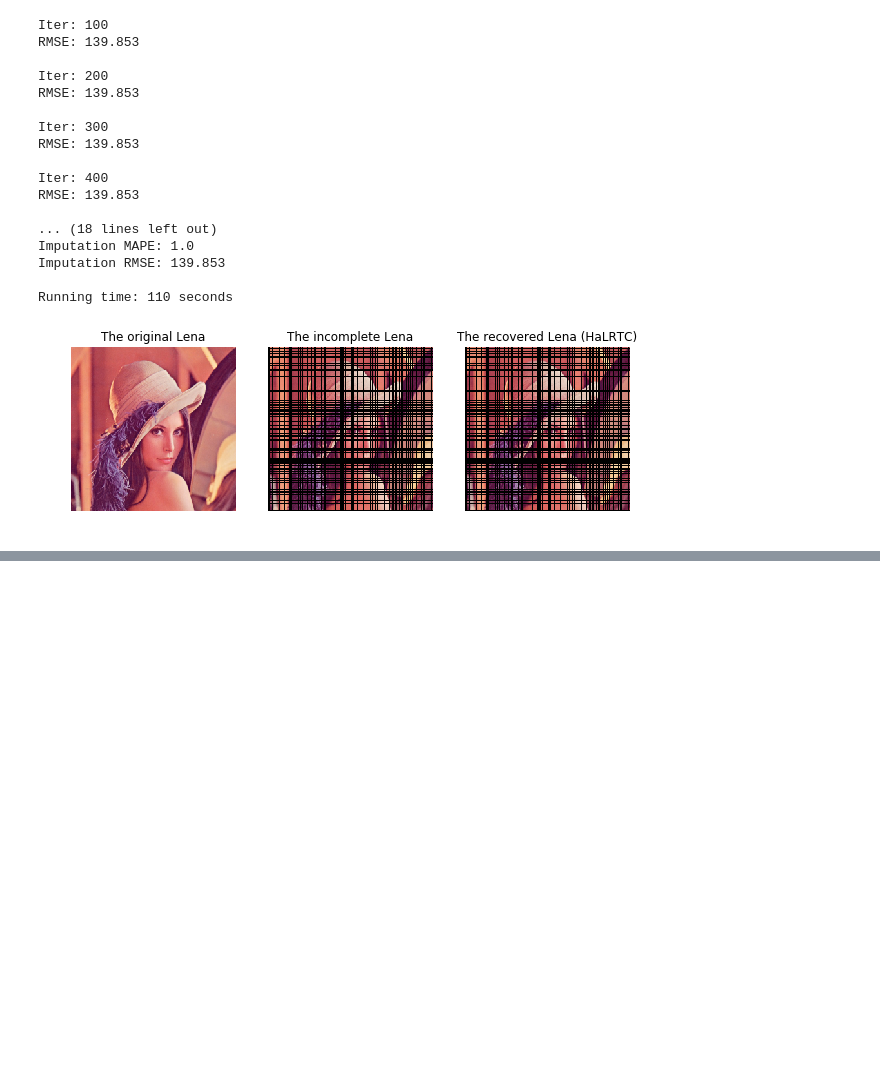
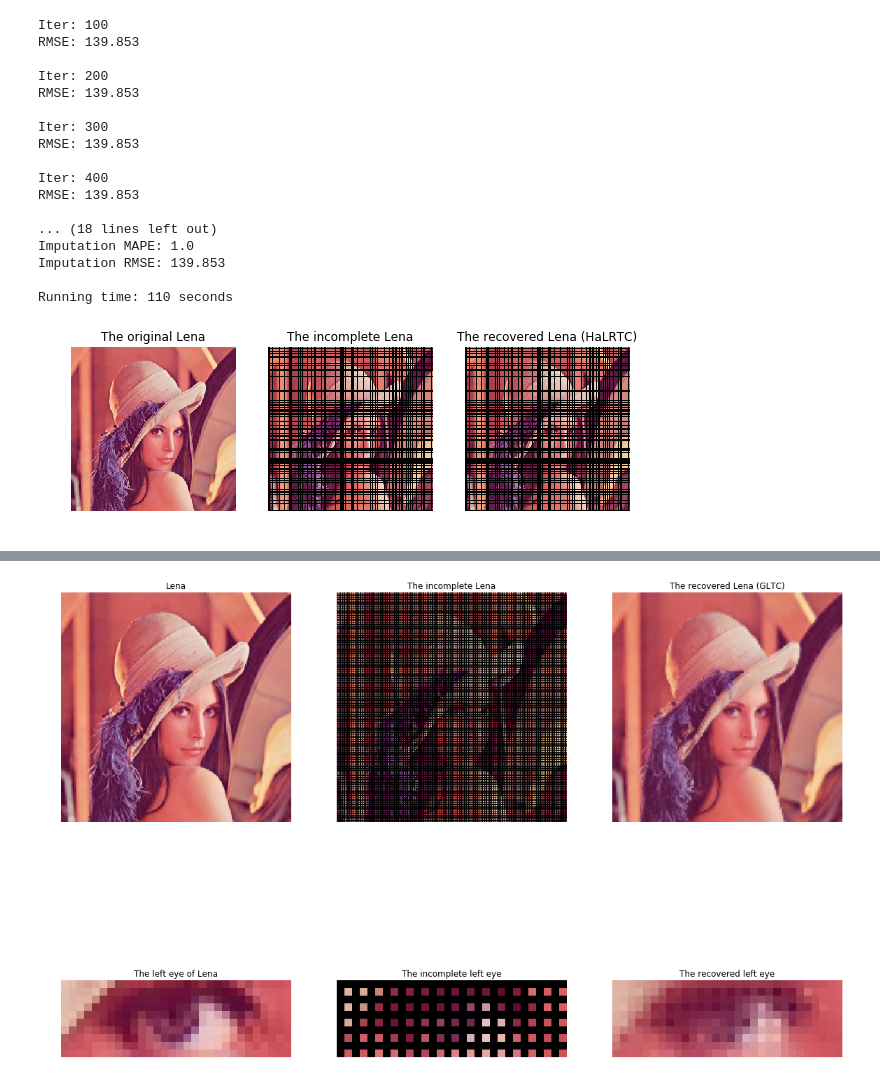
Before and after one commit to xinychen/Tensor4ML, a Jupyter notebook: content/GLTC.ipynb, the cells around one changed output, grey strips where cells are left out. Drawn from its saved outputs; the diff is of its cells as text; code cells hidden in the pictures; blank space fills up the shorter version.

```diff
--- a/content/GLTC.ipynb
+++ b/content/GLTC.ipynb
@@ -438,0 +473,13 @@ plt.show()
+# %%
+dense_tensor = lena
+sparse_tensor = lena_in
+# %%
+import time
+start = time.time()
+alpha = np.ones(3)/3
+rho = 1
+alpha = 0.1*rho
+maxiter = 1000
+tensor_hat1 = GLTC(dense_tensor, sparse_tensor, alpha, rho, maxiter)
+end = time.time()
+print('Running time: %d seconds'%(end - start))
@@ -438,0 +504,45 @@ plt.show()
+# %%
+plt.subplots(1, 3, figsize=(20,15))
+
+dim1, dim2, dim3 = lena.shape
+a = int(dim1/2)
+b = int(dim1/2) + 10
+c = int(dim2/2) - 10
+d = int(dim2/2) + 20
+
+plt.subplot(2, 3, 1)
+plt.imshow(lena)
+plt.title('Lena')
+plt.axis('off')
+
+plt.subplot(2, 3, 4)
+plt.imshow(lena[a:b, c:d, :])
+plt.title('The left eye of Lena')
+plt.axis('off')
+
+plt.subplot(2, 3, 2)
+plt.imshow(lena_in)
+plt.title('The incomplete Lena')
+plt.axis("off")
+
+plt.subplot(2, 3, 5)
+plt.imshow(lena_in[a:b, c:d, :])
+plt.title('The incomplete left eye')
+plt.axis("off")
+
+plt.subplot(2, 3, 3)
+lena_rec = np.round(tensor_hat1).astype(int)
+lena_rec[np.where(lena_rec > 255)] = 255
+lena_rec[np.where(lena_rec < 0)] = 0
+plt.imshow(lena_rec)
+plt.title('The recovered Lena (GLTC)')
+plt.axis('off')
+
+plt.subplot(2, 3, 6)
+plt.imshow(lena_rec[a:b, c:d, :])
+plt.title('The recovered left eye')
+plt.axis('off')
+
+plt.show()
+# %% [output]
+[figure, added]
```
Also changed, not shown: parts of 13 cells of this notebook.
